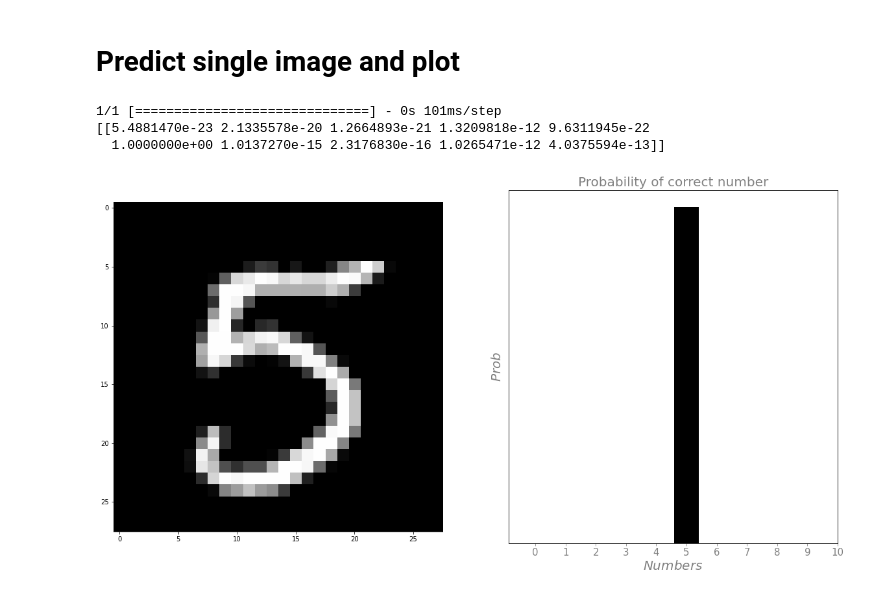
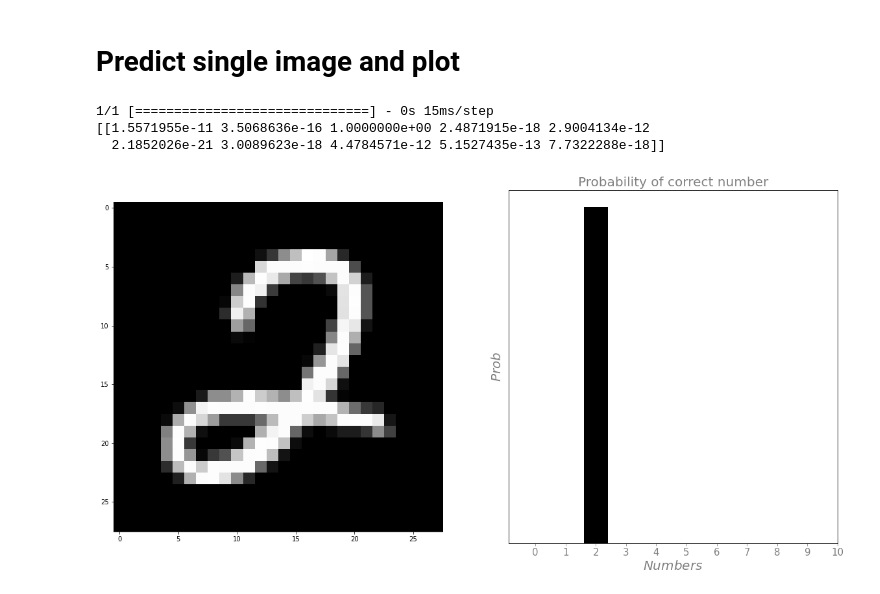
Before and after one commit to marcosbenicio/convolutional-neural-network, a Jupyter notebook: cnn_classification.ipynb, the cells around one changed output. Cells and saved outputs as stored; diff of their text form; code cells hidden in the pictures.

```diff
--- a/cnn_classification.ipynb
+++ b/cnn_classification.ipynb
@@ -180,8 +177,8 @@ class CNN(Model):
 class NN(Model):
     def __init__(
         self,
-        hidden_units: list = [128],
-        output_unit: int = 10,
+        layer_sizes: list = [128],
+        output_size: int = 10,
         output_activation: str = "softmax",
         activation: str = "relu",
         initializer: str = "he_uniform"
@@ -190,38 +187,30 @@ class NN(Model):
         Constructor for the NN class.
 
         Parameters:
-        hidden_units (list): A list containing the number of units to be used in each hidden layer.
-        output_unit (int): The number of units to be used in the output layer.
+        layer_sizes (list): A list containing the number of units (neurons) to be used in each dense layer.
+        output_size (int): The number of units (neurons) to be used in the output layer.
         output_activation (str): The activation function to be used in the output layer.
         activation (str): The activation function to be used in the hidden layers.
         initializer (str): The initializer to be used in the hidden layers.
         """
         super(NN, self).__init__()
 
-        self.units = hidden_units
-        self.output_unit = output_unit
+        self.layer_sizes = layer_sizes
+        self.output_size = output_size
         self.activation_func = activation
         self.output_activation = output_activation
         self.initializer = initializer
 
         # Hidden Layers
         self.hidden_layer = []
-        count = 0
-        for unit in hidden_units:
-            self.hidden_layer.append(
-                Dense(
-                    units=unit,
-                    kernel_initializer=self.initializer,
-                    activation=activation,
-                    name=f"Hidden_{count}"
-                )
-            )
-            count += 1
+        for i in range(len(layer_sizes)):
+            self.hidden_layer.append(Dense(units = self.layer_sizes[i], kernel_initializer = self.initializer,
+                                           activation = activation, name='Dense_{}'.format(i)))
 
         # Output Layer
         self.output_layer = Dense(
-            units=output_unit,
-            kernel_initializer=self.initializer,
+            units= self.output_size,
+            kernel_initializer = self.initializer,
             activation=output_activation,
             name="Output"
         )
@@ -315,13 +304,13 @@ Epoch 10/10
 # %% [markdown]
 # Predict single image and plot
 # %%
-img_batch = single_img(x_test[1])
+img_batch = single_img(x_test[5])
 prediction = cnn_model.predict(img_batch)
 print(prediction)
 
 plot_single_img(img_batch, prediction)
 # %% [output]
-1/1 [==============================] - 0s 101ms/step
-[[5.4881470e-23 2.1335578e-20 1.2664893e-21 1.3209818e-12 9.6311945e-22
-  1.0000000e+00 1.0137270e-15 2.3176830e-16 1.0265471e-12 4.0375594e-13]]
+1/1 [==============================] - 0s 15ms/step
+[[1.5571955e-11 3.5068636e-16 1.0000000e+00 2.4871915e-18 2.9004134e-12
+  2.1852026e-21 3.0089623e-18 4.4784571e-12 5.1527435e-13 7.7322288e-18]]
-[figure, old version]
+[figure, new version]
```
Also changed, not shown: parts of 2 cells of this notebook, 2 other files.
